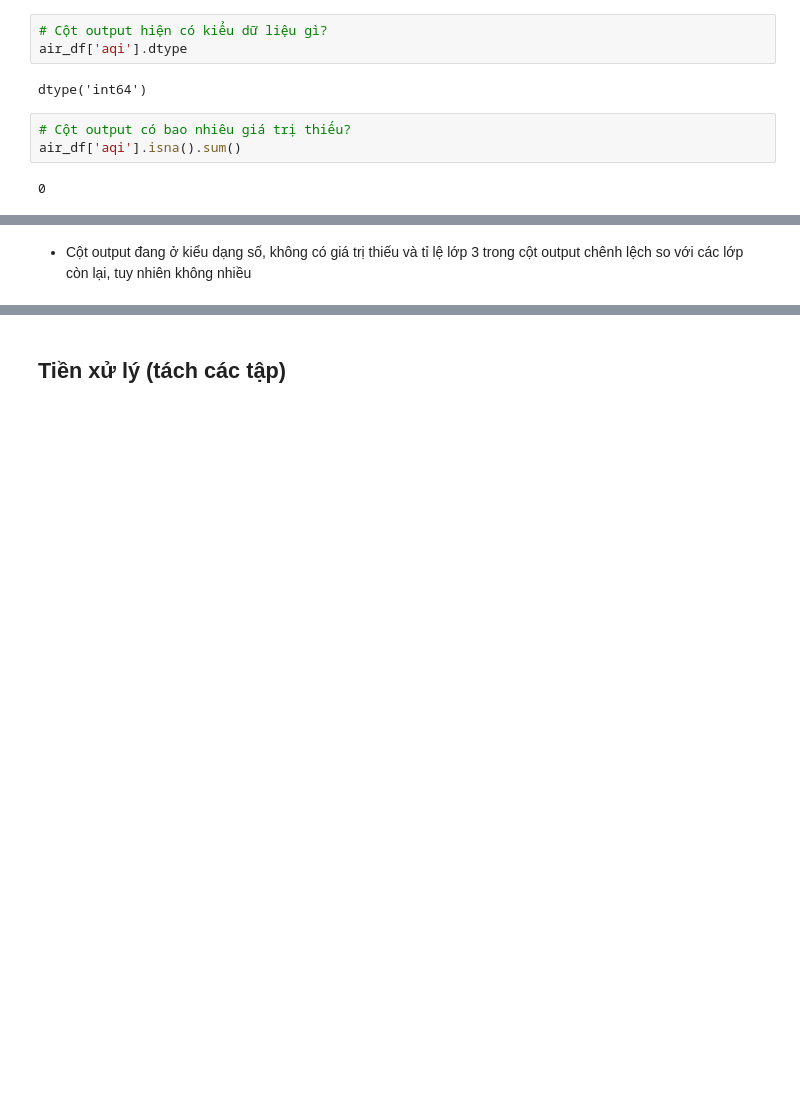
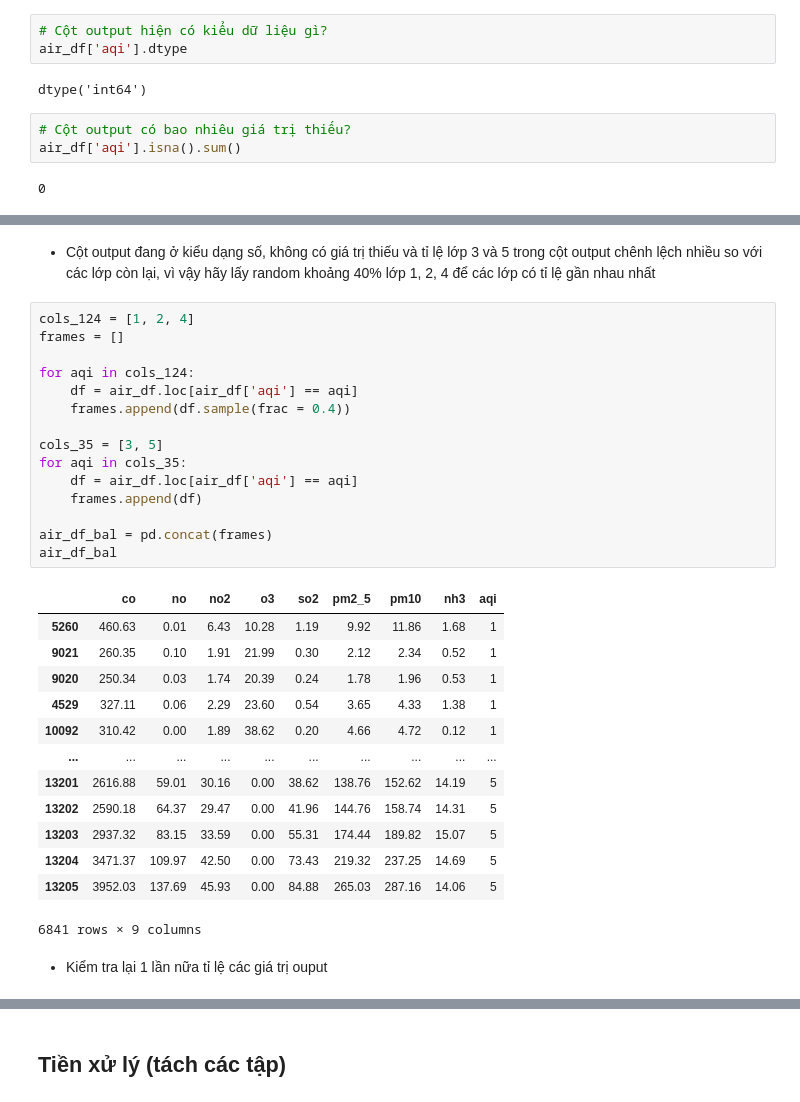
Before and after one commit to lethanhson1504/datascience-project-group16, a Jupyter notebook: Processing .ipynb, the cells around one changed output, grey strips where cells are left out. Cells and saved outputs as stored; diff of their text form; blank space fills up the shorter version.

```diff
--- a/Processing .ipynb
+++ b/Processing .ipynb
@@ -90,3 +90,34 @@ air_df['aqi'].value_counts(normalize=True) * 100
 Name: aqi, dtype: float64
+# %% [markdown]
+- Cột output đang ở kiểu dạng số, không có giá trị thiếu và tỉ lệ lớp 3 và 5 trong cột output chênh lệch nhiều so với các lớp còn lại, vì vậy hãy lấy random khoảng 40% lớp 1, 2, 4 để các lớp có tỉ lệ gần nhau nhất
+# %%
+cols_124 = [1, 2, 4]
+frames = []
+
+for aqi in cols_124:
+    df = air_df.loc[air_df['aqi'] == aqi]
+    frames.append(df.sample(frac = 0.4))
+
+cols_35 = [3, 5]
+for aqi in cols_35:
+    df = air_df.loc[air_df['aqi'] == aqi]
+    frames.append(df)
+
+air_df_bal = pd.concat(frames)
+air_df_bal
+# %% [output]
+|  | co | no | no2 | o3 | so2 | pm2_5 | pm10 | nh3 | aqi |
+| 5260 | 460.63 | 0.01 | 6.43 | 10.28 | 1.19 | 9.92 | 11.86 | 1.68 | 1 |
+| 9021 | 260.35 | 0.10 | 1.91 | 21.99 | 0.30 | 2.12 | 2.34 | 0.52 | 1 |
+| 9020 | 250.34 | 0.03 | 1.74 | 20.39 | 0.24 | 1.78 | 1.96 | 0.53 | 1 |
+| 4529 | 327.11 | 0.06 | 2.29 | 23.60 | 0.54 | 3.65 | 4.33 | 1.38 | 1 |
+| 10092 | 310.42 | 0.00 | 1.89 | 38.62 | 0.20 | 4.66 | 4.72 | 0.12 | 1 |
+| ... | ... | ... | ... | ... | ... | ... | ... | ... | ... |
+| 13201 | 2616.88 | 59.01 | 30.16 | 0.00 | 38.62 | 138.76 | 152.62 | 14.19 | 5 |
+| 13202 | 2590.18 | 64.37 | 29.47 | 0.00 | 41.96 | 144.76 | 158.74 | 14.31 | 5 |
+| 13203 | 2937.32 | 83.15 | 33.59 | 0.00 | 55.31 | 174.44 | 189.82 | 15.07 | 5 |
+| 13204 | 3471.37 | 109.97 | 42.50 | 0.00 | 73.43 | 219.32 | 237.25 | 14.69 | 5 |
+| 13205 | 3952.03 | 137.69 | 45.93 | 0.00 | 84.88 | 265.03 | 287.16 | 14.06 | 5 |
+6841 rows × 9 columns
 # %% [markdown]
-- Cột output đang ở kiểu dạng số, không có giá trị thiếu và tỉ lệ lớp 3 trong cột output chênh lệch so với các lớp còn lại, tuy nhiên không nhiều
+- Kiểm tra lại 1 lần nữa tỉ lệ các giá trị ouput
```
Also changed, not shown: parts of 23 cells of this notebook, 2 other files.
